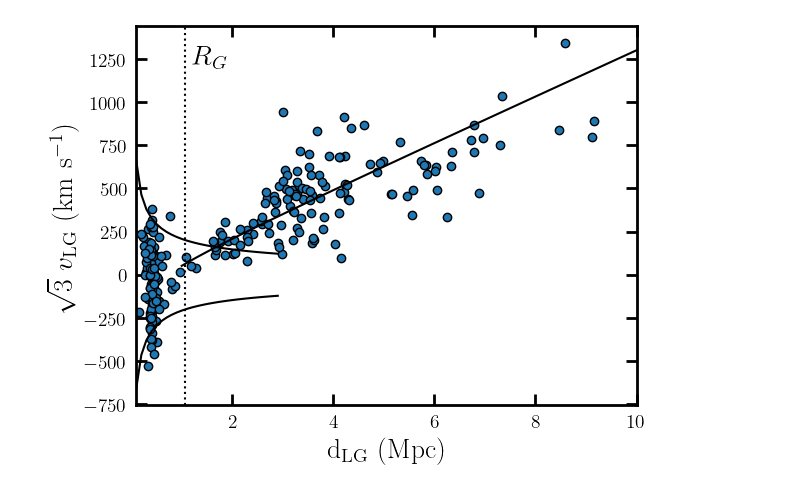
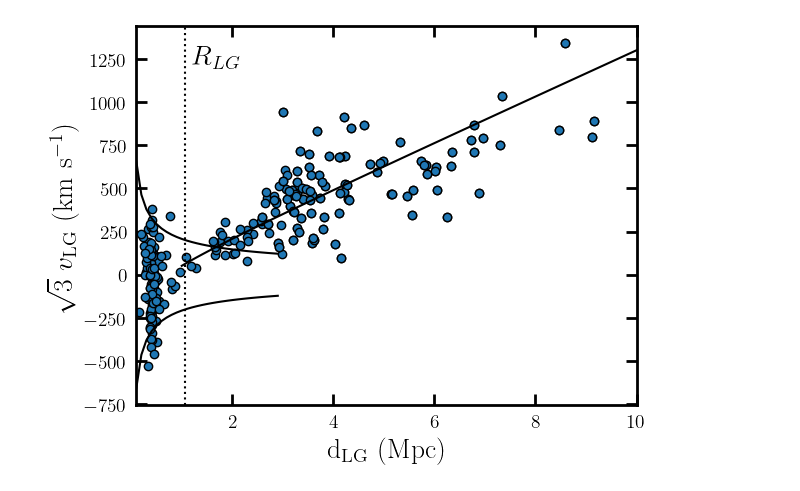
Before and after one commit to apace7/local_volume_database, a Jupyter notebook: paper_examples/plot_radius_velocity_local_group.ipynb, the cells around one changed output. Cells and saved outputs as stored; diff of their text form; code cells hidden in the pictures.

Commit message:
minor update, some figure fixes, gc_other table

```diff
--- a/paper_examples/plot_radius_velocity_local_group.ipynb
+++ b/paper_examples/plot_radius_velocity_local_group.ipynb
@@ -41,23 +41,23 @@ Gravity = 4.301e-6
 # %%
 
 plt.plot(comb_new['distance_lg']/1e3, np.sqrt(3.)*comb_new['velocity_lg'] , 'o', mec='k')
 plt.xlabel(r'${\rm d_{\rm LG}~(Mpc)}$')
 plt.ylabel(r'$ \sqrt{3}~ v_{\rm LG}~({\rm km~s^{-1}})$')
 
 plt.axvline(1.06, c='k',ls=':')
 
-plt.text((1.06*1.1)/10.5, .9, r'$R_G$', fontsize=20, horizontalalignment='left', transform=plt.gca().transAxes)
+plt.text((1.06*1.1)/10.5, .9, r'$R_{LG}$', fontsize=20, horizontalalignment='left', transform=plt.gca().transAxes)
 
 rad2 = np.arange(.1,3,.1)
 plt.plot(rad2, +vesc(KeplerPotential(amp=Gravity*5e12, normalize=False),rad2*1000.), c='k')
 plt.plot(rad2, -vesc(KeplerPotential(amp=Gravity*5e12, normalize=False),rad2*1000.), c='k')
 rad3 = np.arange(1, 10.1, .1)
 plt.plot(rad3, velocity_relation(rad3)*np.sqrt(3), c='k')
 
 plt.xlim(0.1, 10.)
 
 plt.tight_layout()
 plt.savefig('rad_velocity_LG2.pdf')
 plt.show()
 # %% [output]
-[figure, old version]
+[figure, new version]
```
Also changed, not shown: parts of 1 cell of this notebook, 11 other files.
